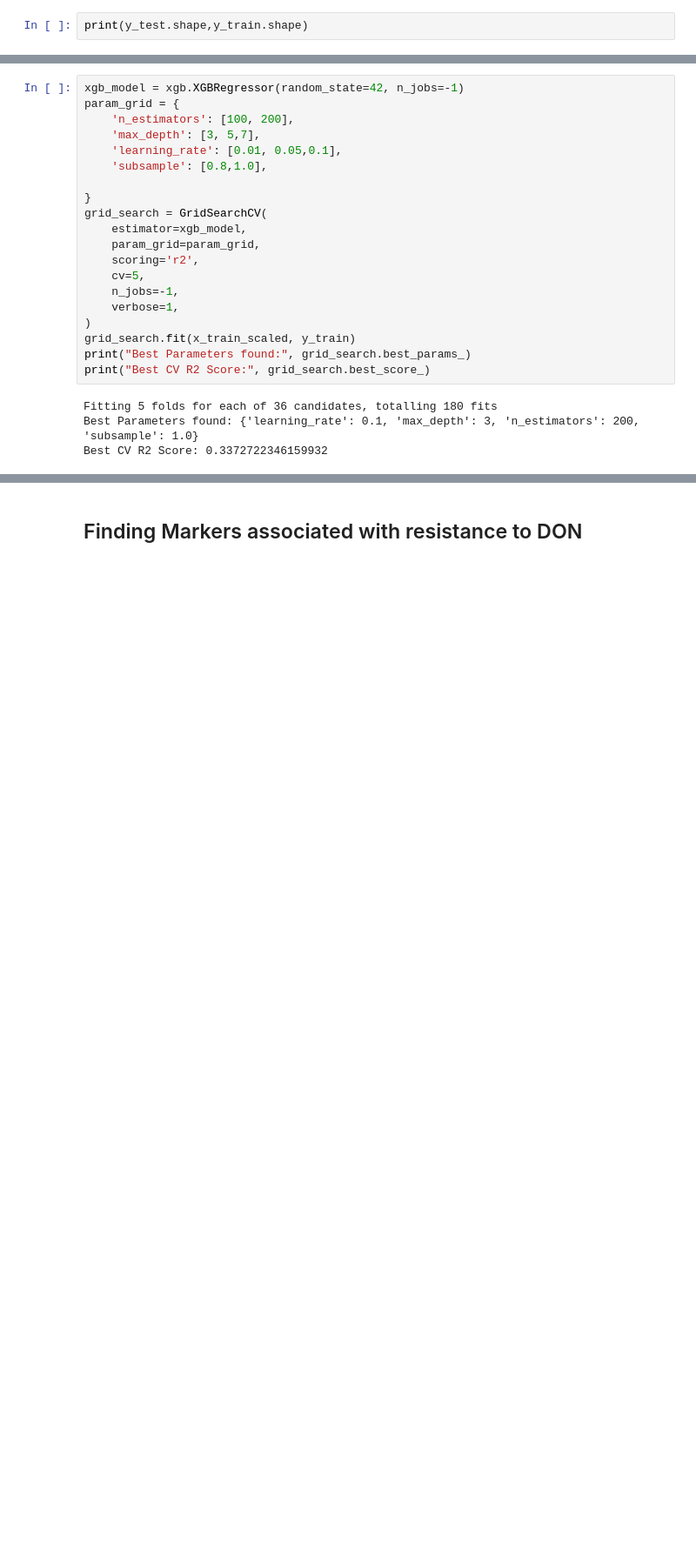
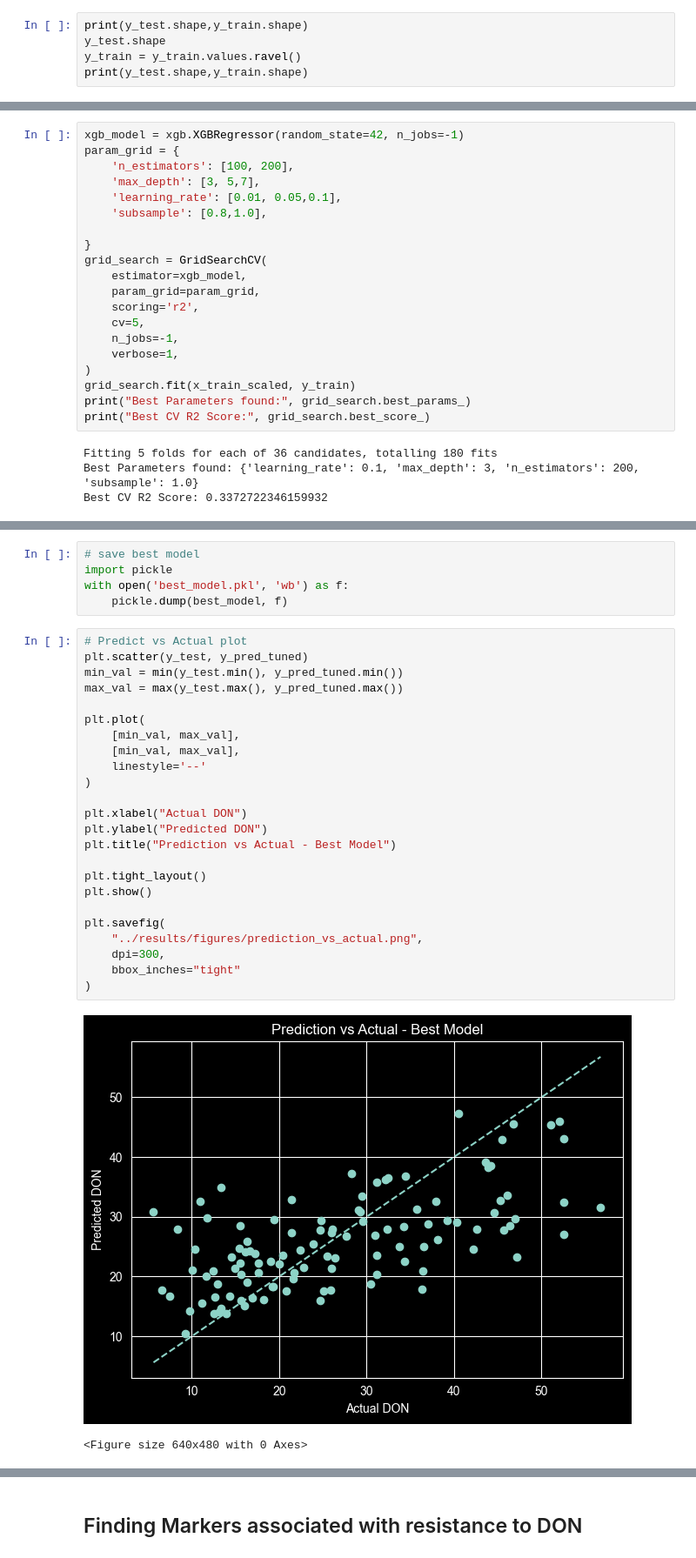
Before and after one commit to HochenM/GeneCompass, a Jupyter notebook: notebooks/02_Model_Training & Evaluation.ipynb, the cells around one changed output, grey strips where cells are left out. Shown at 87% size. Cells and saved outputs as stored; diff of their text form; blank space fills up the shorter version.

Commit message:
Add model evaluation and cross validation

```diff
--- a/notebooks/02_Model_Training & Evaluation.ipynb
+++ b/notebooks/02_Model_Training & Evaluation.ipynb
@@ -143,3 +167,6 @@ y_test = y_test.values.ravel()
 # %%
 print(y_test.shape,y_train.shape)
+y_test.shape
+y_train = y_train.values.ravel()
+print(y_test.shape,y_train.shape)
 # %% [output]
@@ -272,0 +371,32 @@ RMSE score: 99.14915145265232
+# %%
+# save best model
+import pickle
+with open('best_model.pkl', 'wb') as f:
+    pickle.dump(best_model, f)
+# %%
+# Predict vs Actual plot
+plt.scatter(y_test, y_pred_tuned)
+min_val = min(y_test.min(), y_pred_tuned.min())
+max_val = max(y_test.max(), y_pred_tuned.max())
+
+plt.plot(
+    [min_val, max_val],
+    [min_val, max_val],
+    linestyle='--'
+)
+
+plt.xlabel("Actual DON")
+plt.ylabel("Predicted DON")
+plt.title("Prediction vs Actual - Best Model")
+
+plt.tight_layout()
+plt.show()
+
+plt.savefig(
+    "../results/figures/prediction_vs_actual.png",
+    dpi=300,
+    bbox_inches="tight"
+)
+# %% [output]
+[figure, added]
+<Figure size 640x480 with 0 Axes>
```
Also changed, not shown: parts of 15 cells of this notebook, 6 other files.
